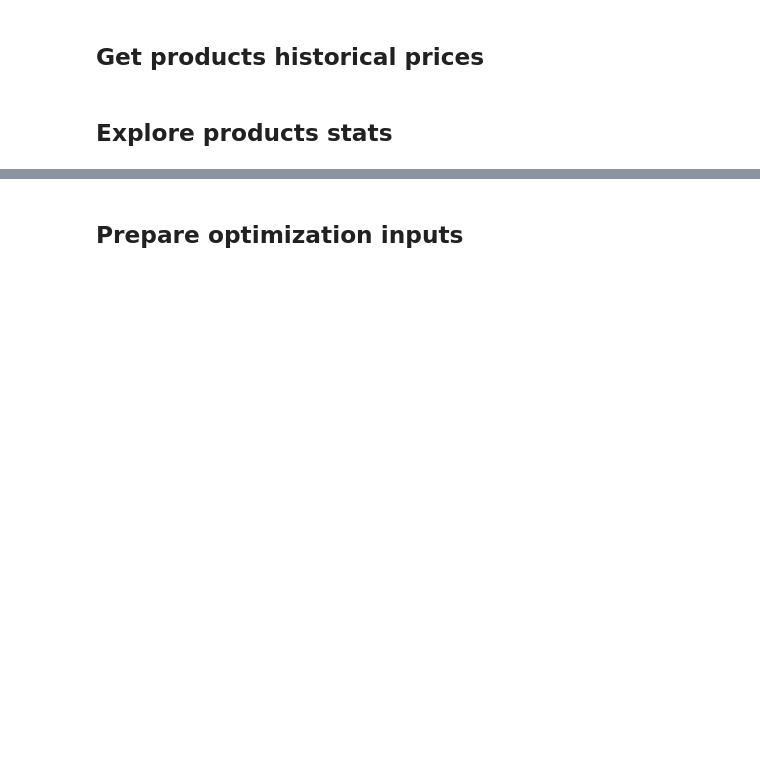
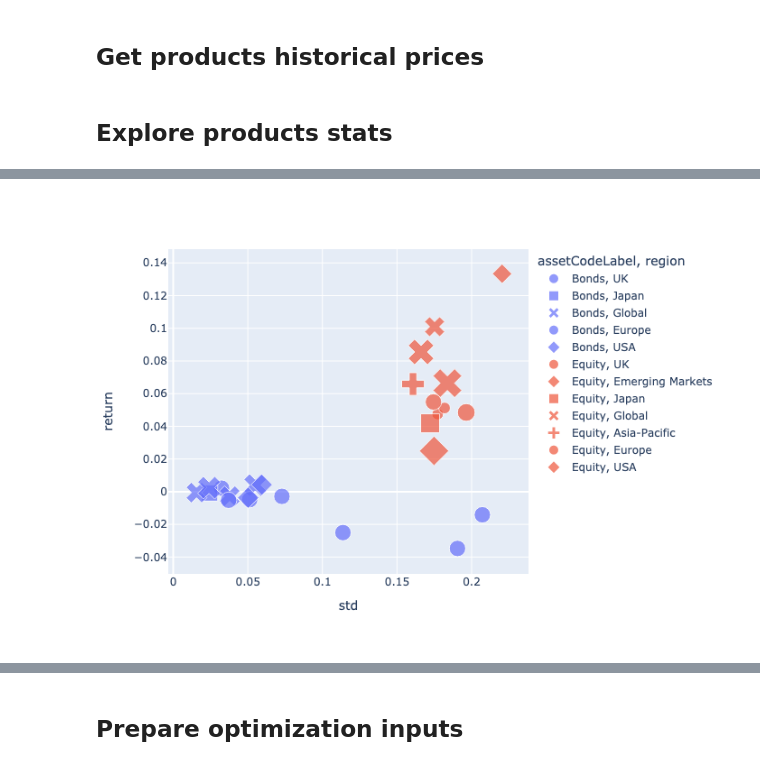
Before and after one commit to 0x26res/vanguard-optimizer, a Jupyter notebook: vanguard-optimizer.ipynb, the cells around one changed output, grey strips where cells are left out. Saved outputs shown, nothing was run; the diff lists cells and outputs as text; code cells hidden in the pictures; blank space fills up the shorter version.

```diff
--- a/vanguard-optimizer.ipynb
+++ b/vanguard-optimizer.ipynb
@@ -207,12 +215,14 @@ stats = (
 # %%
 products_stats_df = products_df.join(stats, on="sedol")
 # %%
-px.scatter(
-    products_stats_df.to_pandas(),
-    x="std",
-    y="return",
-    color="assetCodeLabel",
-    symbol="region",
-    size="fees",
-).show()
+show(
+    px.scatter(
+        products_stats_df.to_pandas(),
+        x="std",
+        y="return",
+        color="assetCodeLabel",
+        symbol="region",
+        size="fees",
+    )
+)
 # %% [output]
@@ -220,3 +229,4 @@ px.scatter(
+[figure, added]
 # %%
 raw_pivoted_prices = historical_df.pivot(
     index="date", values="price", columns="sedol"
```
Also changed, not shown: parts of 14 cells of this notebook, 1 other file.
